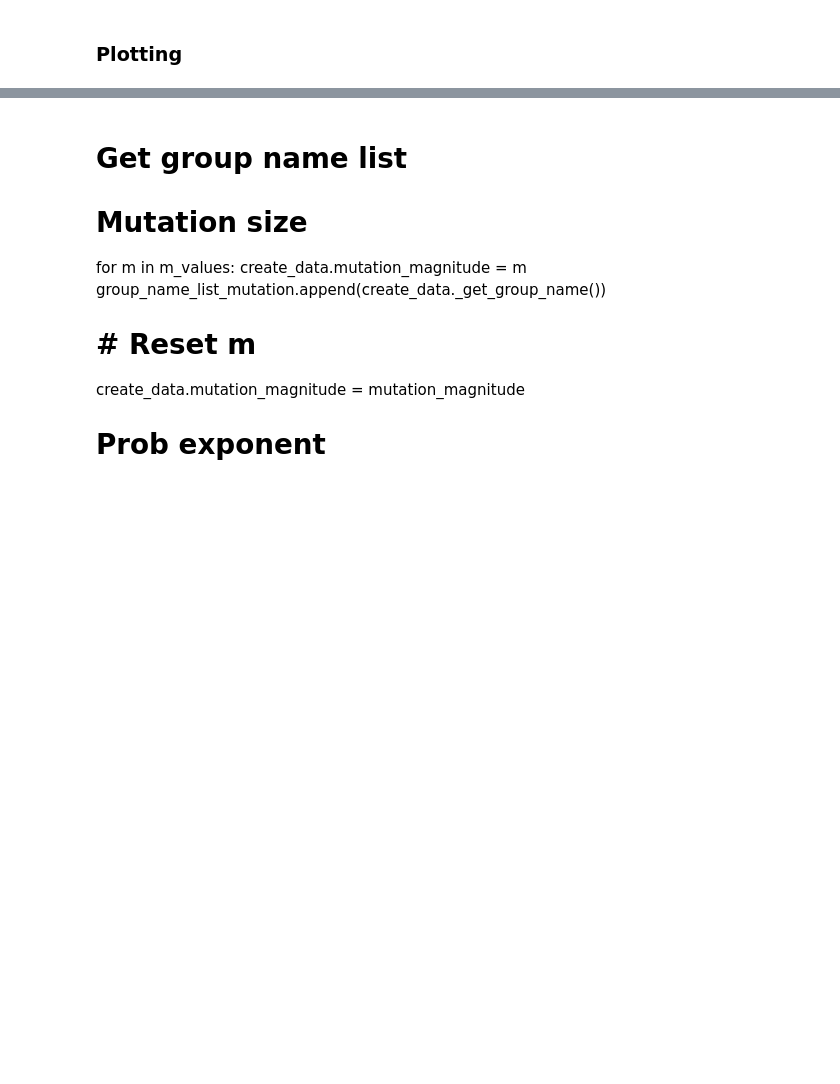
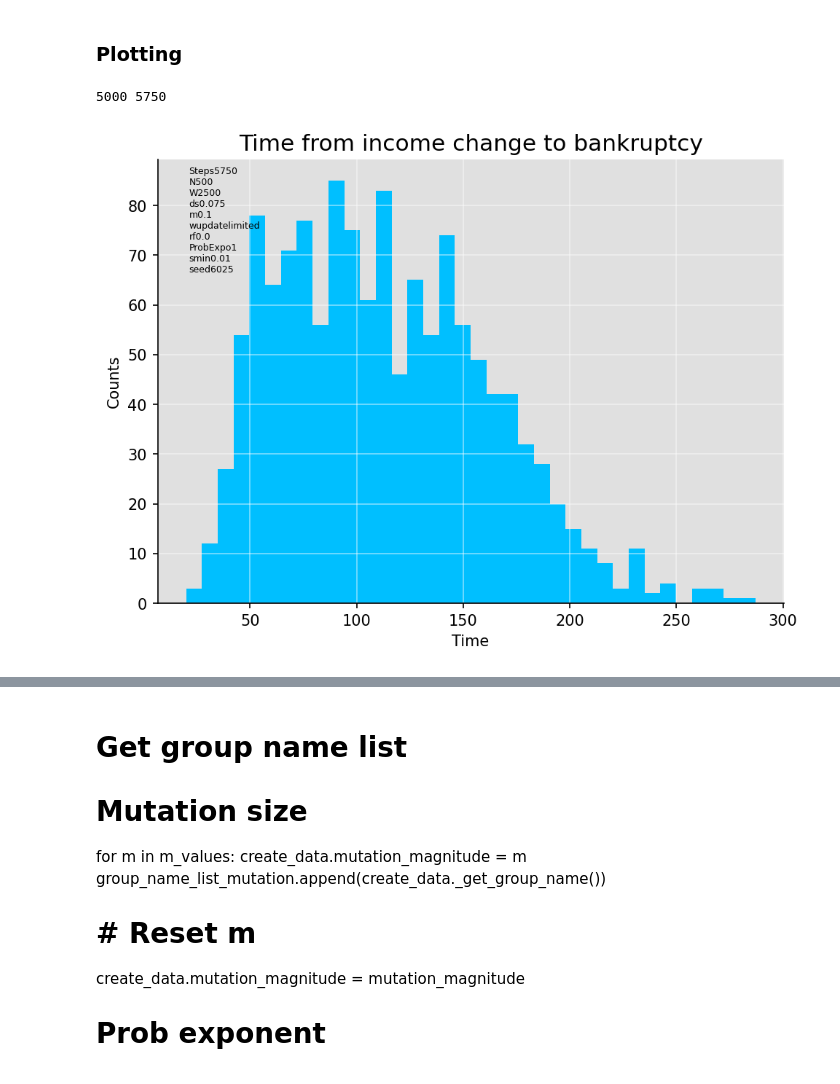
Before and after one commit to 2BeAsh/masters_project, a Jupyter notebook: code/models/common/run_plotting.ipynb, the cells around one changed output, grey strips where cells are left out. Cells and saved outputs as stored; diff of their text form; code cells hidden in the pictures; blank space fills up the shorter version.

Commit message:
opsparing time delay

```diff
--- a/code/models/common/run_plotting.ipynb
+++ b/code/models/common/run_plotting.ipynb
@@ -57,6 +61,11 @@ for expo in prob_exponent_values:
     create_data.store_data_in_group()
 # %% [markdown]
 ### Plotting
+# %%
+plotter.plot_time_from_income_change_to_bankruptcy()
+# %% [output]
+5000 5750
+[figure, added]
 # %%
 plotter.plot_salary(show_spread=False)
 # %%
```
Also changed, not shown: parts of 4 cells of this notebook, 2 other files.
